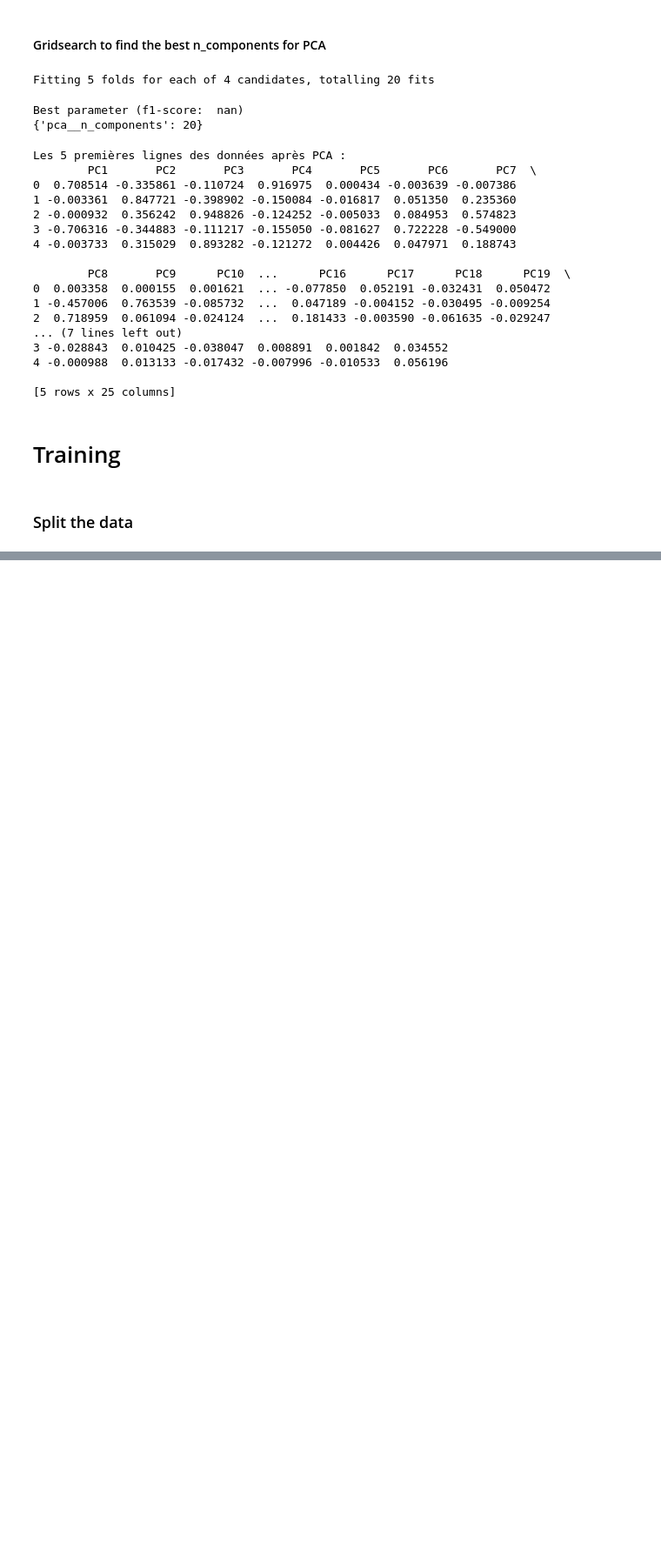
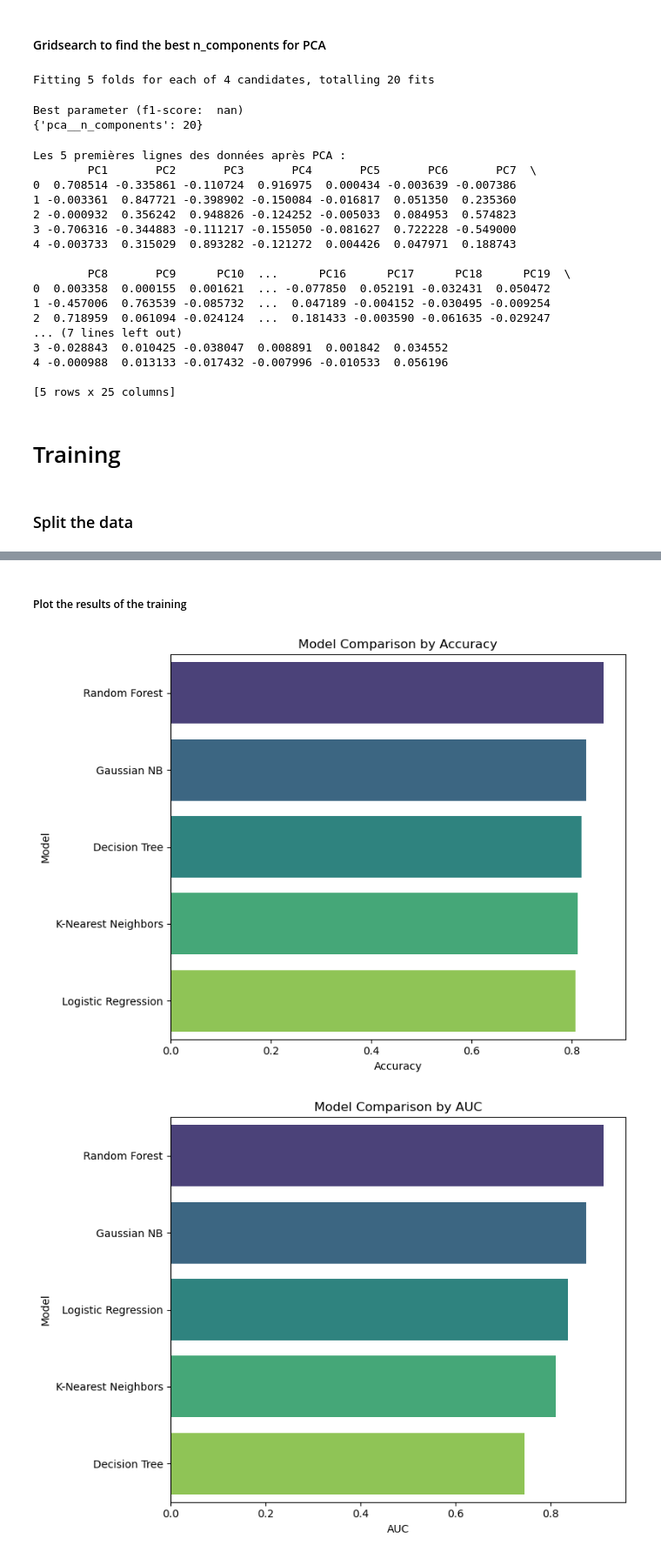
Before and after one commit to manonb42/water-potability, a Jupyter notebook: Code.ipynb, the cells around one changed output, grey strips where cells are left out. Shown at 87% size. Cells and saved outputs as stored; diff of their text form; code cells hidden in the pictures; blank space fills up the shorter version.

```diff
--- a/Code.ipynb
+++ b/Code.ipynb
@@ -572,0 +463,33 @@ print("Model Metrics:\n", metrics_dict)
+# %% [markdown]
+##### Plot the results of the training
+# %%
+results_df = pd.DataFrame(metrics_dict).T.reset_index().rename(columns={
+    'index': 'Model',
+    'CV Accuracy': 'Accuracy',
+    'CV AUC': 'AUC',
+    'CV F1 Score': 'F1 Score'
+})
+
+for metric in ['Accuracy', 'AUC', 'F1 Score']:
+    # Tri des modèles par la métrique courante
+    sorted_results = results_df.sort_values(by=metric, ascending=False)
+
+    # Création du barplot
+    plt.figure(figsize=(8, 6))
+    sns.barplot(
+        x=metric,
+        y='Model',
+        data=sorted_results,
+        hue='Model',  # Assigner la variable 'Model' à hue
+        dodge=False,  # Évite tout décalage horizontal
+        palette="viridis",
+        legend=False  # Désactive la légende
+    )
+    plt.title(f'Model Comparison by {metric}')
+    plt.xlabel(metric)
+    plt.ylabel('Model')
+    plt.tight_layout()
+    plt.show()
+# %% [output]
+[figure, added]
+[figure, added]
```
Also changed, not shown: parts of 17 cells of this notebook.
